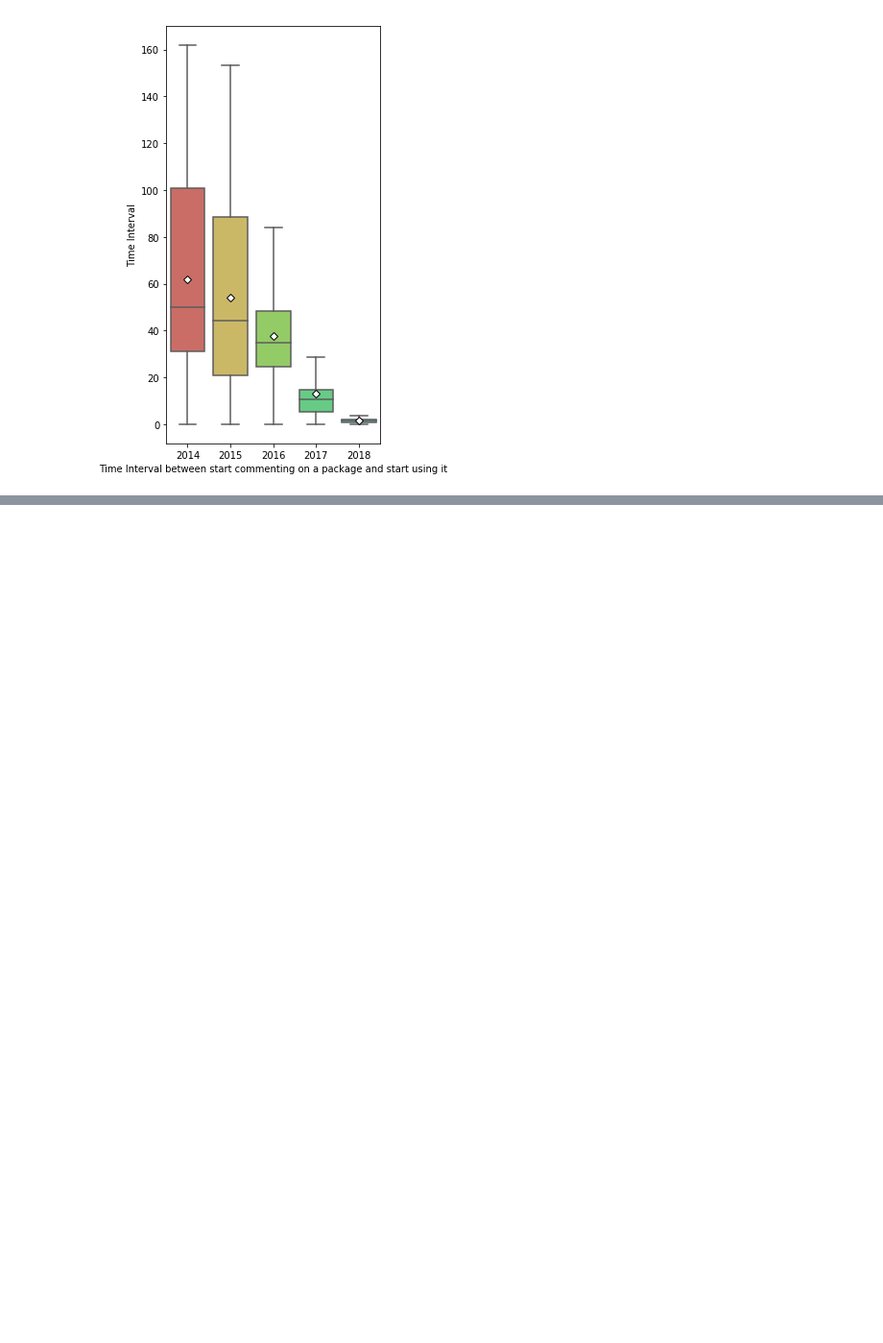
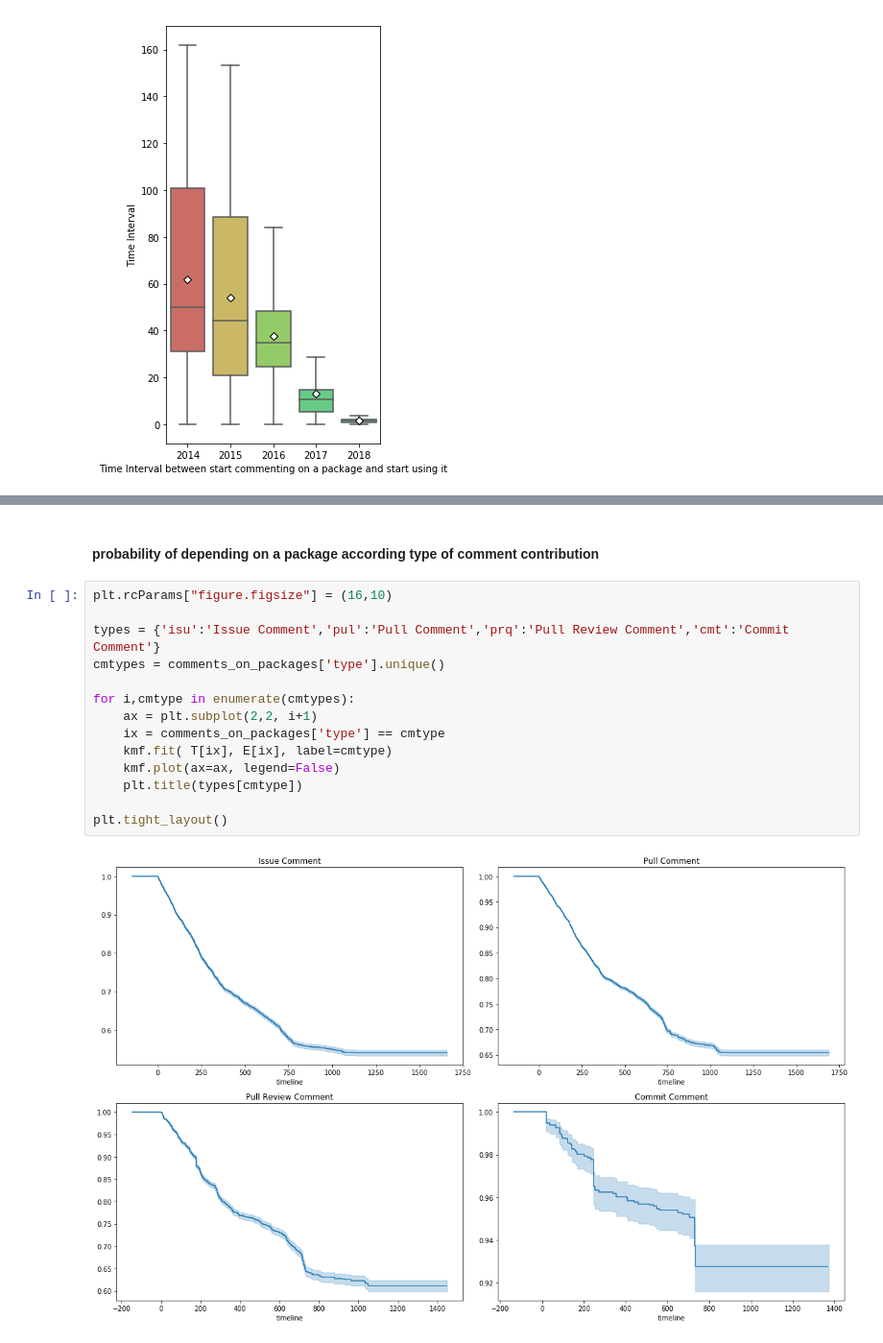
Before and after one commit to MehdiGol/PackagesDependencies-Contributors-Relationship, a Jupyter notebook: notebooks/Question 2.ipynb, the cells around one changed output, grey strips where cells are left out. Shown: that part at 96% size. Saved outputs shown, nothing was run; the diff lists cells and outputs as text; blank space fills up the shorter version.

```diff
--- a/notebooks/Question 2.ipynb
+++ b/notebooks/Question 2.ipynb
@@ -277,0 +279,18 @@ kmf.plot()
+# %% [markdown]
+#### probability of depending on a package according type of comment contribution
+# %%
+plt.rcParams["figure.figsize"] = (16,10)
+
+types = {'isu':'Issue Comment','pul':'Pull Comment','prq':'Pull Review Comment','cmt':'Commit Comment'}
+cmtypes = comments_on_packages['type'].unique()
+
+for i,cmtype in enumerate(cmtypes):
+    ax = plt.subplot(2,2, i+1)
+    ix = comments_on_packages['type'] == cmtype
+    kmf.fit( T[ix], E[ix], label=cmtype)
+    kmf.plot(ax=ax, legend=False)
+    plt.title(types[cmtype])
+
+plt.tight_layout()
+# %% [output]
+[figure, added]
```
Also changed, not shown: parts of 15 cells of this notebook.
